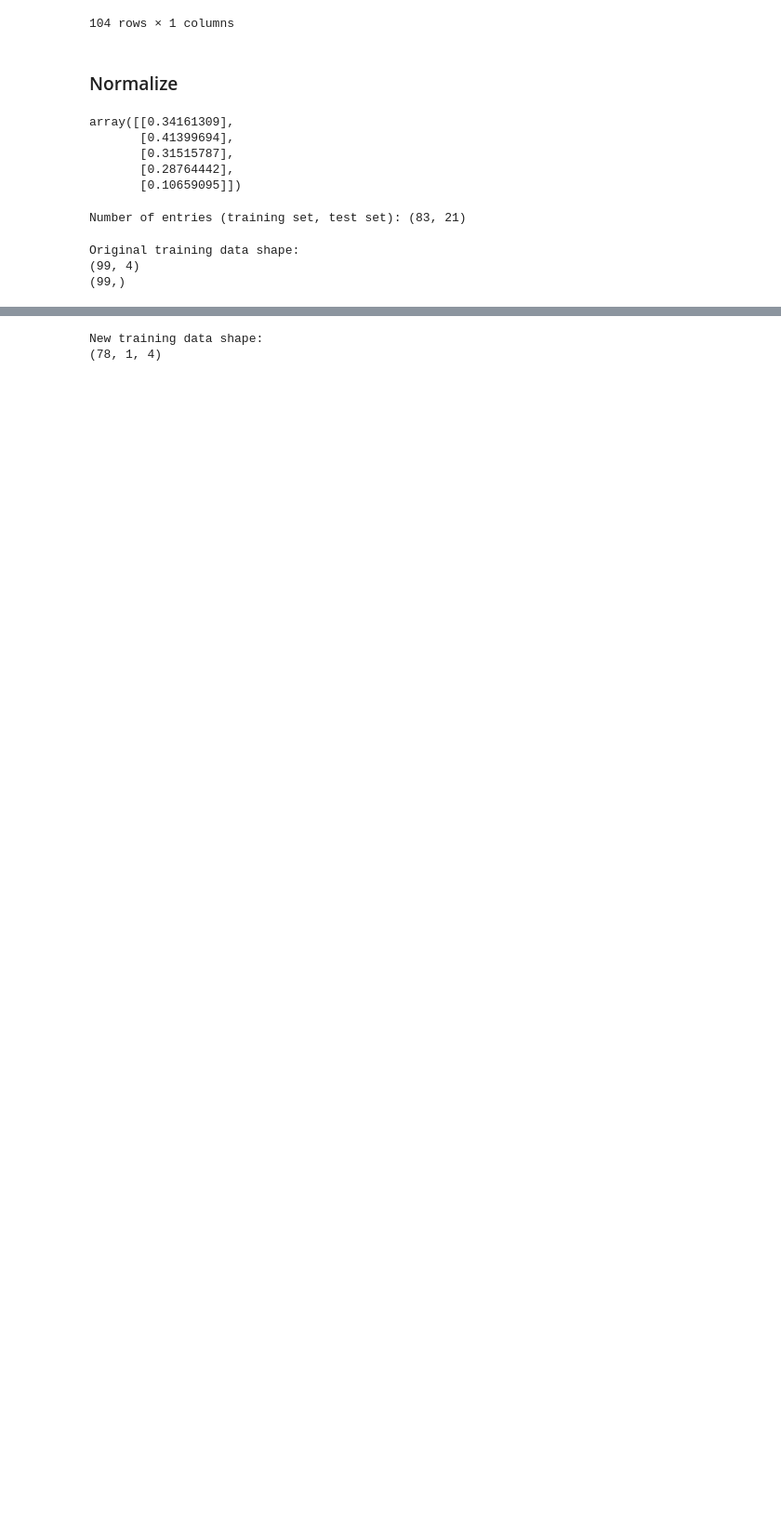
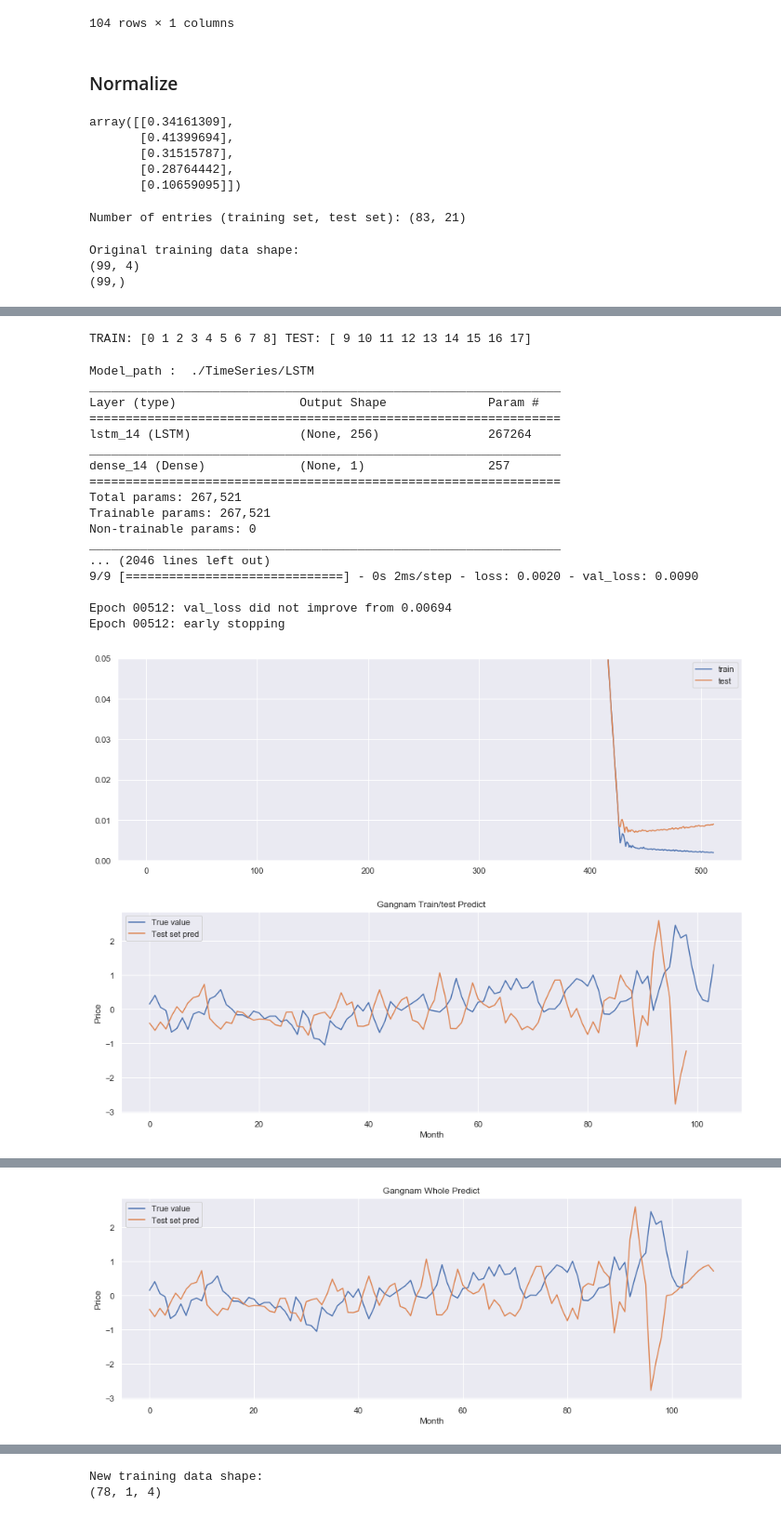
Before and after one commit to tax-k/KB_price_crawling, a Jupyter notebook: Run Gangnam LSTM.ipynb, the cells around one changed output, grey strips where cells are left out. Shown at 93% size. Cells and saved outputs as stored; diff of their text form; code cells hidden in the pictures; blank space fills up the shorter version.

```diff
--- a/Run Gangnam LSTM.ipynb
+++ b/Run Gangnam LSTM.ipynb
@@ -63,11 +100,12 @@ def find_key_using_val(dic, val):
 # %%
-def select_gu_data(df, gu_name):
-    gu_name += '-gu'
+def select_gu_data(df):
+    gu_name = input()
+
     global GU_ENG_NAME
+    name = find_val_using_key(loc_code_dict, gu_name)
+    GU_ENG_NAME = name
 
-    GU_ENG_NAME = gu_name
-
-    return df[['Date', gu_name]]
+    return df[['Date', name]]
 # %%
 BASE_PATH = './TimeSeries/'
 MODEL_NAME = 'LSTM'
@@ -180,0 +259,67 @@ array([0.10659095, 0.13813561, 0.22736977, 0.13145184, 0.25812596,
+# %%
+for train_index, test_index in tscv.split(X):
+    print("TRAIN:", train_index, "TEST:", test_index)
+    print("\n")
+    X_train, X_test = X[train_index], X[test_index]
+    y_train, y_test = y[train_index], y[test_index]
+
+    X_train = np.reshape(X_train, (X_train.shape[0], 1, X_train.shape[1]))
+    X_test = np.reshape(X_test, (X_test.shape[0], 1, X_test.shape[1]))
+
+    model = Model(X_train, y_train, X_test, y_test, window_size)
+
+    plt.figure(figsize = (15, 5))
+    plt.plot(model[1].history['loss'], label='train')
+    plt.plot(model[1].history['val_loss'], label='test')
+    plt.ylim([0.0, 0.05])
+    plt.legend()
+    plt.show()
+
+    reshaped_X = np.reshape(X, (X.shape[0], 1, X.shape[1]))
+    pred = scaler.inverse_transform(model[0].predict(reshaped_X))
+    orig_data = scaler.inverse_transform([y])
+
+    plt.figure(figsize = (15, 5))
+    plt.plot(scaler.inverse_transform(dataset), label = "True value")
+    plt.plot(pred[:, 0], label = "Test set pred")
+    plt.xlabel("Month")
+    plt.ylabel("Price")
+    plt.title("Gangnam Train/test Predict")
+    plt.legend()
+    plt.show()
+
+    whole_predict = pred[:, 0]
+    for i in range(10):
+        future_pred = predict_future(model[0], whole_predict, window_size)
+        whole_predict.shape = (whole_predict.size//1, 1)
+        whole_predict = np.append(whole_predict, future_pred, axis=0)
+
+    plt.figure(figsize = (15, 5))
+    plt.plot(scaler.inverse_transform(dataset), label = "True value")
+    plt.plot(whole_predict, label = "Test set pred")
+    plt.xlabel("Month")
+    plt.ylabel("Price")
+    plt.title("Gangnam Whole Predict")
+    plt.legend()
+    plt.show()
+# %% [output]
+TRAIN: [0 1 2 3 4 5 6 7 8] TEST: [ 9 10 11 12 13 14 15 16 17]
+Model_path :  ./TimeSeries/LSTM
+_________________________________________________________________
+Layer (type)                 Output Shape              Param #
+=================================================================
+lstm_14 (LSTM)               (None, 256)               267264
+_________________________________________________________________
+dense_14 (Dense)             (None, 1)                 257
+=================================================================
+Total params: 267,521
+Trainable params: 267,521
+Non-trainable params: 0
+_________________________________________________________________
+... (2046 lines left out)
+9/9 [==============================] - 0s 2ms/step - loss: 0.0020 - val_loss: 0.0090
+
+Epoch 00512: val_loss did not improve from 0.00694
+Epoch 00512: early stopping
+[figure, added]
+[figure, added]
@@ -180,0 +343 @@ array([0.10659095, 0.13813561, 0.22736977, 0.13145184, 0.25812596,
+[figure, added]
```
Also changed, not shown: parts of 56 cells of this notebook.
